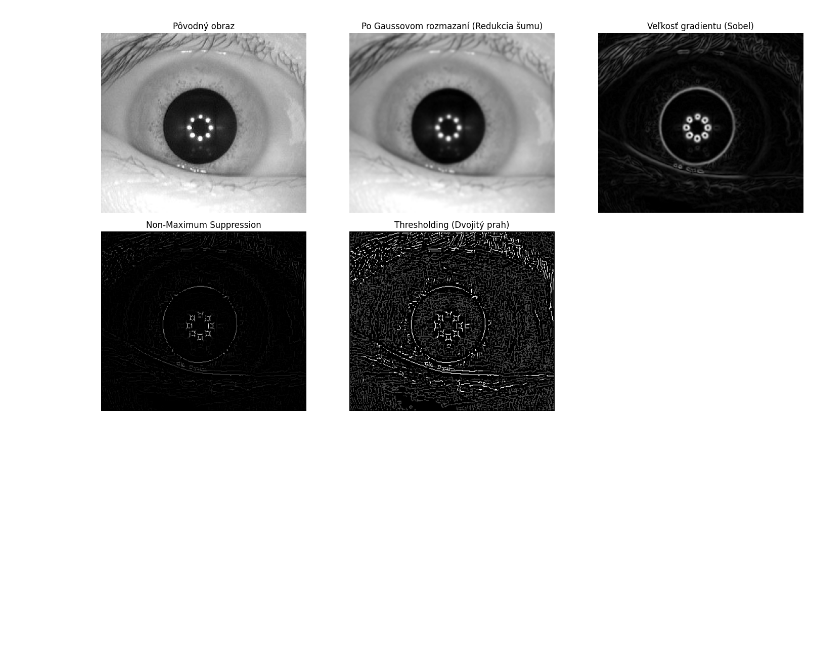
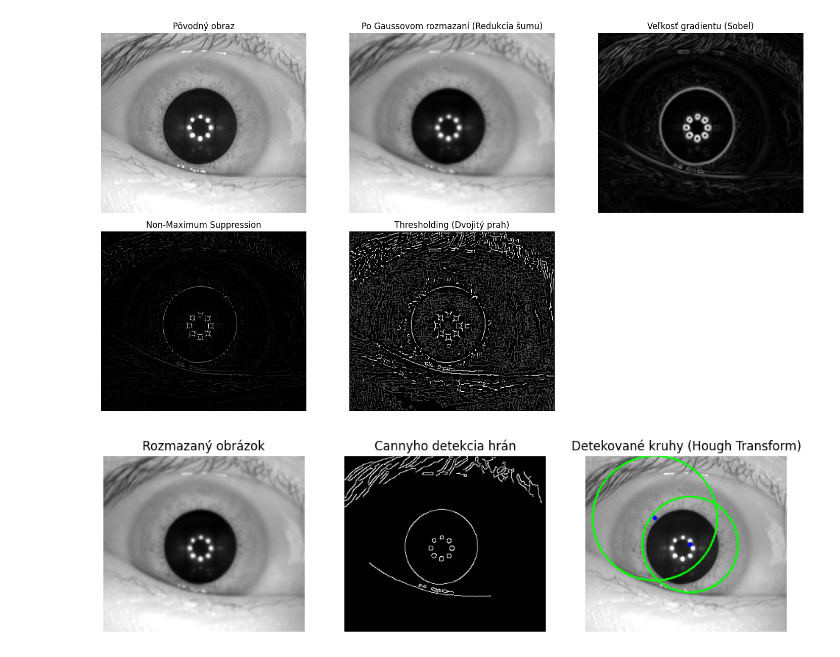
Before and after one commit to FLIPPER1300/BIOM, a Jupyter notebook: sample.ipynb, the cells around one changed output. Drawn from its saved outputs; the diff is of its cells as text; code cells hidden in the pictures; blank space fills up the shorter version.

Commit message:
Nedokončená houghova transformacia (parametre)

```diff
--- a/sample.ipynb
+++ b/sample.ipynb
@@ -174,3 +174,49 @@ plt.tight_layout()
 plt.show()
 # %% [output]
 [figure]
+# %%
+# 1️⃣ Načítanie obrázka v odtieňoch sivej
+image = cv2.imread('S1004R03.jpg', cv2.IMREAD_GRAYSCALE)
+
+# 2️⃣ Gaussovo rozmazanie na redukciu šumu
+blurred = cv2.GaussianBlur(image, (5,5), 1.4)
+
+# 3️⃣ Cannyho detekcia hrán
+edges = cv2.Canny(blurred, 50, 150)
+
+# 4️⃣ Detekcia kruhov Houghovou transformáciou
+circles = cv2.HoughCircles(blurred, cv2.HOUGH_GRADIENT, dp=1.2, minDist=30,
+                           param1=50, param2=30, minRadius=70, maxRadius=100)
+
+# dp=1.2, minDist=30, param1=50, param2=30, minRadius=50, maxRadius=70 (šošovka)
+
+# 5️⃣ Kreslenie detekovaných kruhov na pôvodný obrázok
+image_with_circles = cv2.cvtColor(image, cv2.COLOR_GRAY2BGR)
+
+if circles is not None:
+    circles = np.uint16(np.around(circles))  # Zaokrúhlenie na celé čísla
+    for circle in circles[0, :]:
+        x, y, r = circle
+        cv2.circle(image_with_circles, (x, y), r, (0, 255, 0), 2)  # Zelený kruh
+        cv2.circle(image_with_circles, (x, y), 2, (0, 0, 255), 3)  # Červený bod v strede
+
+# 6️⃣ Zobrazenie výsledku
+plt.figure(figsize=(12,6))
+plt.subplot(1,3,1)
+plt.imshow(blurred, cmap='gray')
+plt.title("Rozmazaný obrázok")
+plt.axis("off")
+
+plt.subplot(1,3,2)
+plt.imshow(edges, cmap='gray')
+plt.title("Cannyho detekcia hrán")
+plt.axis("off")
+
+plt.subplot(1,3,3)
+plt.imshow(image_with_circles)
+plt.title("Detekované kruhy (Hough Transform)")
+plt.axis("off")
+
+plt.show()
+# %% [output]
+[figure, added]
```
